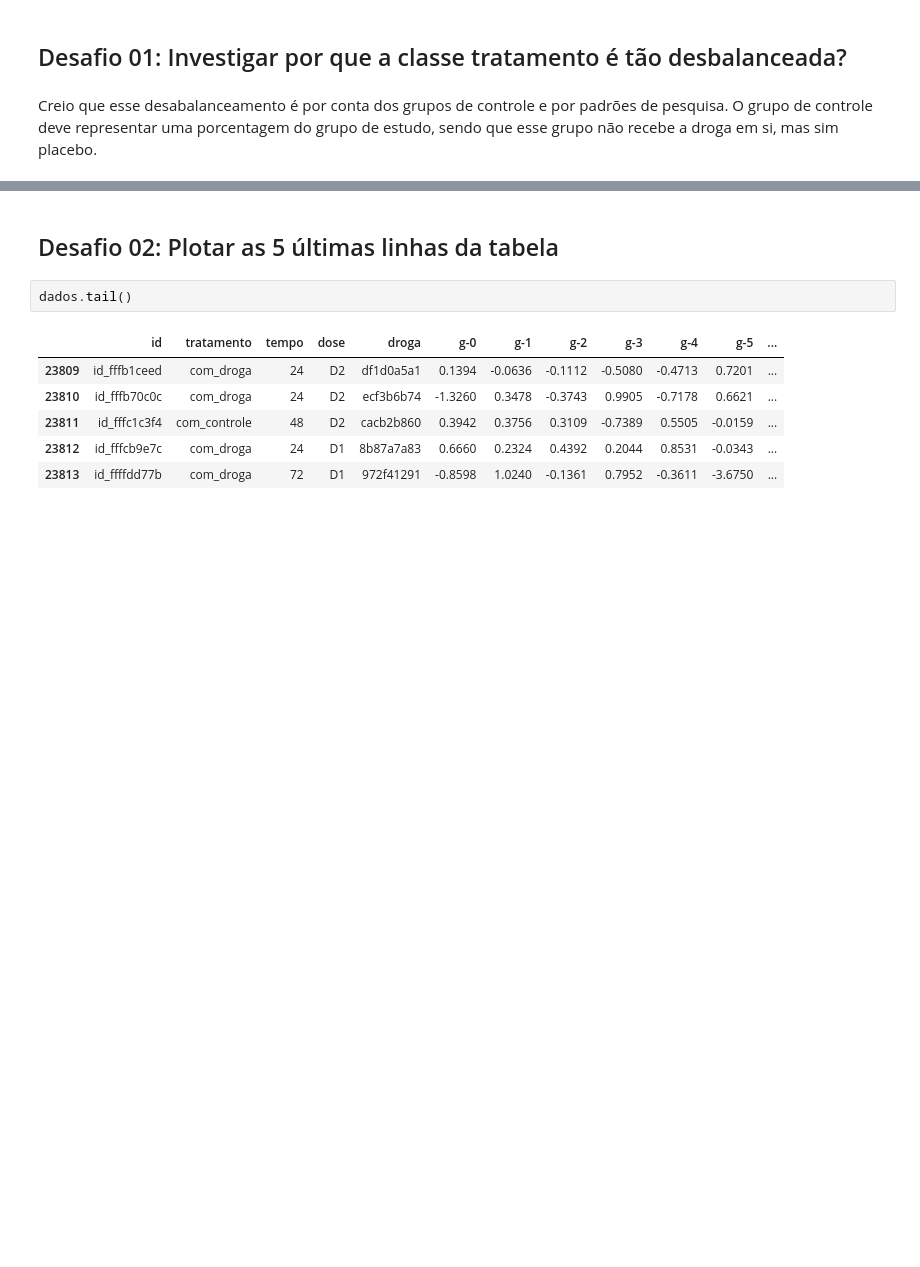
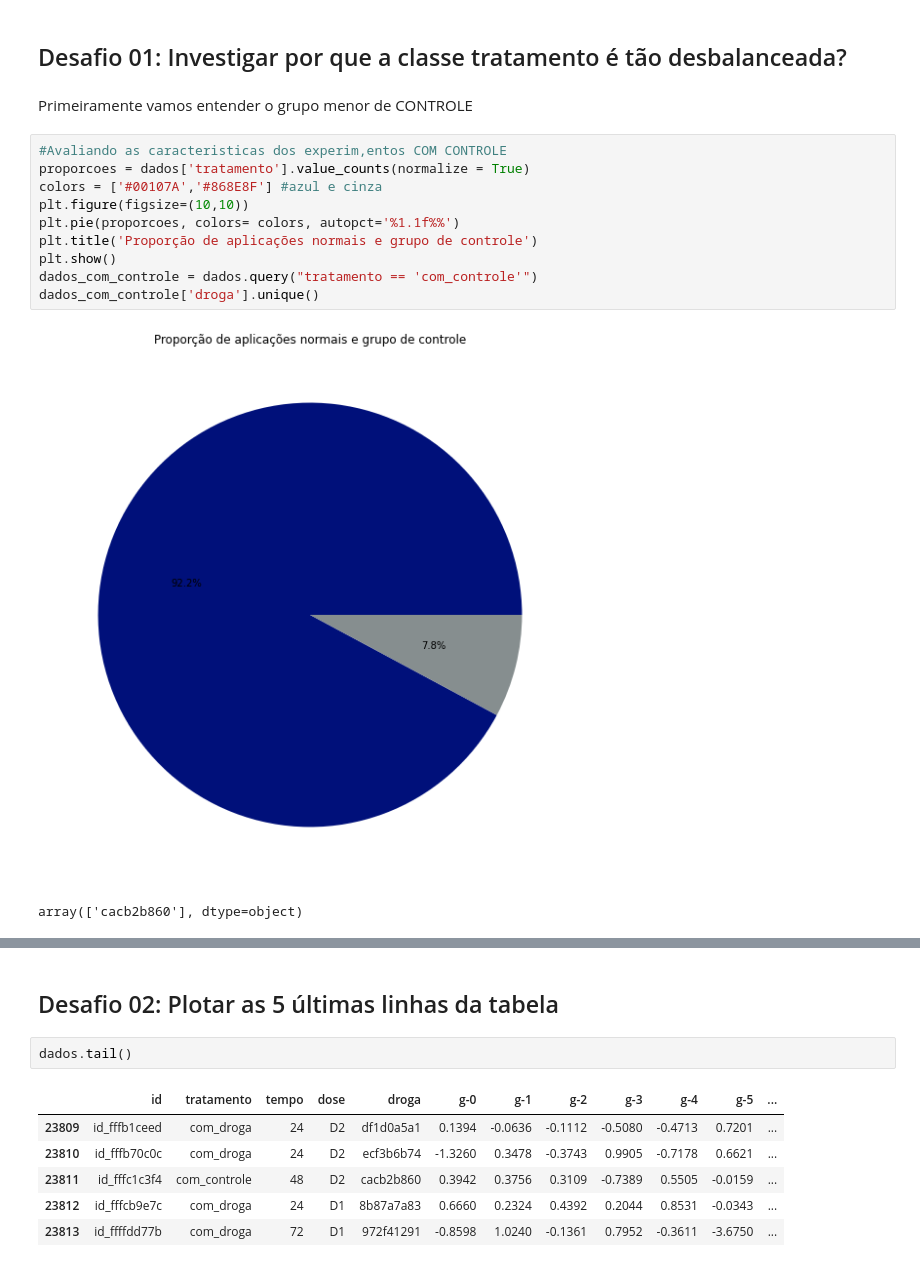
Before and after one commit to Gradimilo/ImersaoDados3, a Jupyter notebook: IMD3_Aula_01.ipynb, the cells around one changed output, grey strips where cells are left out. Saved outputs shown, nothing was run; the diff lists cells and outputs as text; blank space fills up the shorter version.

```diff
--- a/IMD3_Aula_01.ipynb
+++ b/IMD3_Aula_01.ipynb
@@ -38,4 +67,17 @@ Name: dose, dtype: float64
 # %% [markdown]
 ## Desafio 01: Investigar por que a classe tratamento é tão desbalanceada?
-# %% [markdown]
-Creio que esse desabalanceamento é por conta dos grupos de controle e por padrões de pesquisa. O grupo de controle deve representar uma porcentagem do grupo de estudo, sendo que esse grupo não recebe a droga em si, mas sim placebo.
+# %% [markdown]
+Primeiramente vamos entender o grupo menor de CONTROLE
+# %%
+#Avaliando as caracteristicas dos experim,entos COM CONTROLE
+proporcoes = dados['tratamento'].value_counts(normalize = True)
+colors = ['#00107A','#868E8F'] #azul e cinza
+plt.figure(figsize=(10,10))
+plt.pie(proporcoes, colors= colors, autopct='%1.1f%%')
+plt.title('Proporção de aplicações normais e grupo de controle')
+plt.show()
+dados_com_controle = dados.query("tratamento == 'com_controle'")
+dados_com_controle['droga'].unique()
+# %% [output]
+[figure, added]
+array(['cacb2b860'], dtype=object)
```
Also changed, not shown: parts of 19 cells of this notebook.
